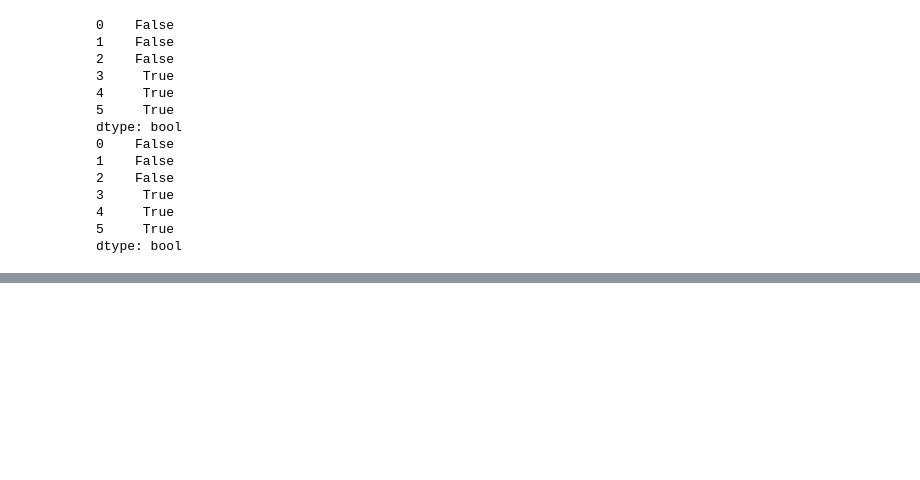
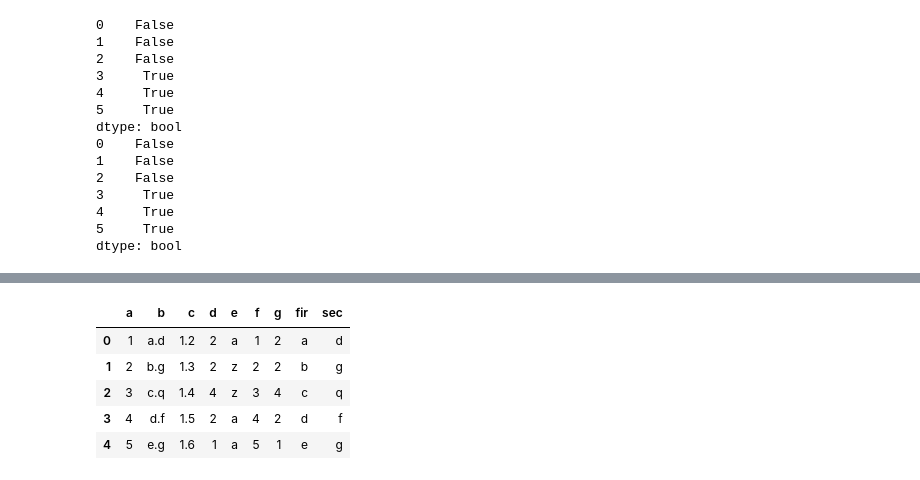
Before and after one commit to RhysZhang1/my_first_repository, a Jupyter notebook: n_p/pandasnote.ipynb, the cells around one changed output, grey strips where cells are left out. Cells and saved outputs as stored; diff of their text form; code cells hidden in the pictures; blank space fills up the shorter version.

```diff
--- a/n_p/pandasnote.ipynb
+++ b/n_p/pandasnote.ipynb
@@ -654,0 +893,11 @@ s
+# %%
+s=pd.DataFrame({
+    'a':[1,2,3,4,5],
+    'b':['a.d','b.g','c.q','d.f','e.g'],
+    'c':[1.2,1.3,1.4,1.5,1.6],
+    'd':[2,2,4,2,1],
+    'e':['a','z','z','a','a'],
+    'f':[1,2,3,4,5],
+    'g':[2,2,4,2,1],
+})
+s
@@ -654,0 +911,10 @@ s
+# %%
+s[['fir','sec']]=s['b'].str.split('.',expand=True) #分列，把b列分成两列加到s中并把列名叫fir,sec
+s
+# %% [output]
+|  | a | b | c | d | e | f | g | fir | sec |
+| 0 | 1 | a.d | 1.2 | 2 | a | 1 | 2 | a | d |
+| 1 | 2 | b.g | 1.3 | 2 | z | 2 | 2 | b | g |
+| 2 | 3 | c.q | 1.4 | 4 | z | 3 | 4 | c | q |
+| 3 | 4 | d.f | 1.5 | 2 | a | 4 | 2 | d | f |
+| 4 | 5 | e.g | 1.6 | 1 | a | 5 | 1 | e | g |
```
Also changed, not shown: parts of 52 cells of this notebook.
